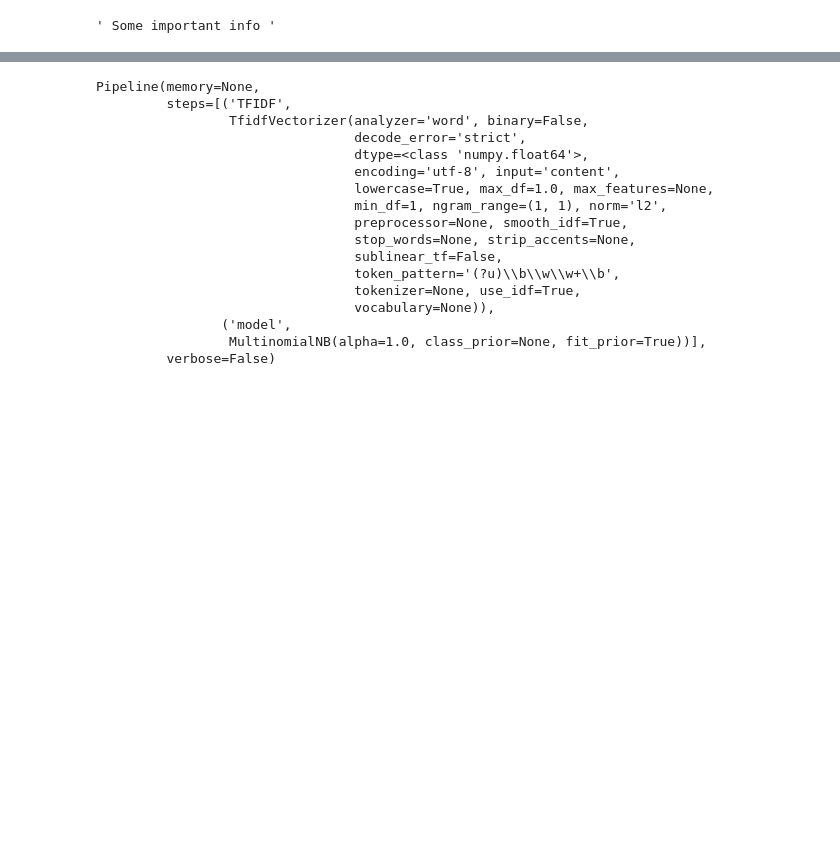
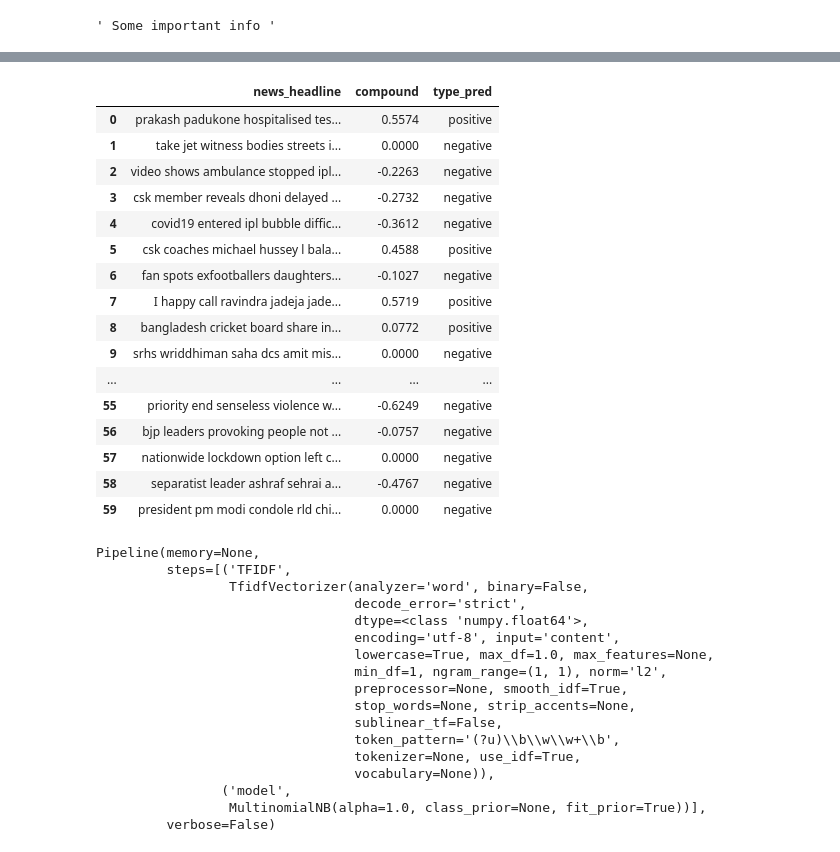
Before and after one commit to AbhishekCh-127/Sentiment_Analysis, a Jupyter notebook: ML_Sentiment_Analysis.ipynb, the cells around one changed output, grey strips where cells are left out. Saved outputs shown, nothing was run; the diff lists cells and outputs as text; code cells hidden in the pictures; blank space fills up the shorter version.

```diff
--- a/ML_Sentiment_Analysis.ipynb
+++ b/ML_Sentiment_Analysis.ipynb
@@ -181,3 +222,27 @@ df.head()
+# %%
+# dropping not required data and re-indexing the remaining data
+df = df.drop(columns=['news_category'], axis=1)
+df = df.drop(columns=['news_article'], axis=1)
+df = df.set_index(np.arange(len(df)))
+df
+# %% [output]
+|  | news_headline | compound | type_pred |
+| 0 | prakash padukone hospitalised tes... | 0.5574 | positive |
+| 1 | take jet witness bodies streets i... | 0.0000 | negative |
+| 2 | video shows ambulance stopped ipl... | -0.2263 | negative |
+| 3 | csk member reveals dhoni delayed ... | -0.2732 | negative |
+| 4 | covid19 entered ipl bubble diffic... | -0.3612 | negative |
+| 5 | csk coaches michael hussey l bala... | 0.4588 | positive |
+| 6 | fan spots exfootballers daughters... | -0.1027 | negative |
+| 7 | I happy call ravindra jadeja jade... | 0.5719 | positive |
+| 8 | bangladesh cricket board share in... | 0.0772 | positive |
+| 9 | srhs wriddhiman saha dcs amit mis... | 0.0000 | negative |
+| ... | ... | ... | ... |
+| 55 | priority end senseless violence w... | -0.6249 | negative |
+| 56 | bjp leaders provoking people not ... | -0.0757 | negative |
+| 57 | nationwide lockdown option left c... | 0.0000 | negative |
+| 58 | separatist leader ashraf sehrai a... | -0.4767 | negative |
+| 59 | president pm modi condole rld chi... | 0.0000 | negative |
 # %%
 #Splitting the data into train and test data
 
```
Also changed, not shown: parts of 25 cells of this notebook.
